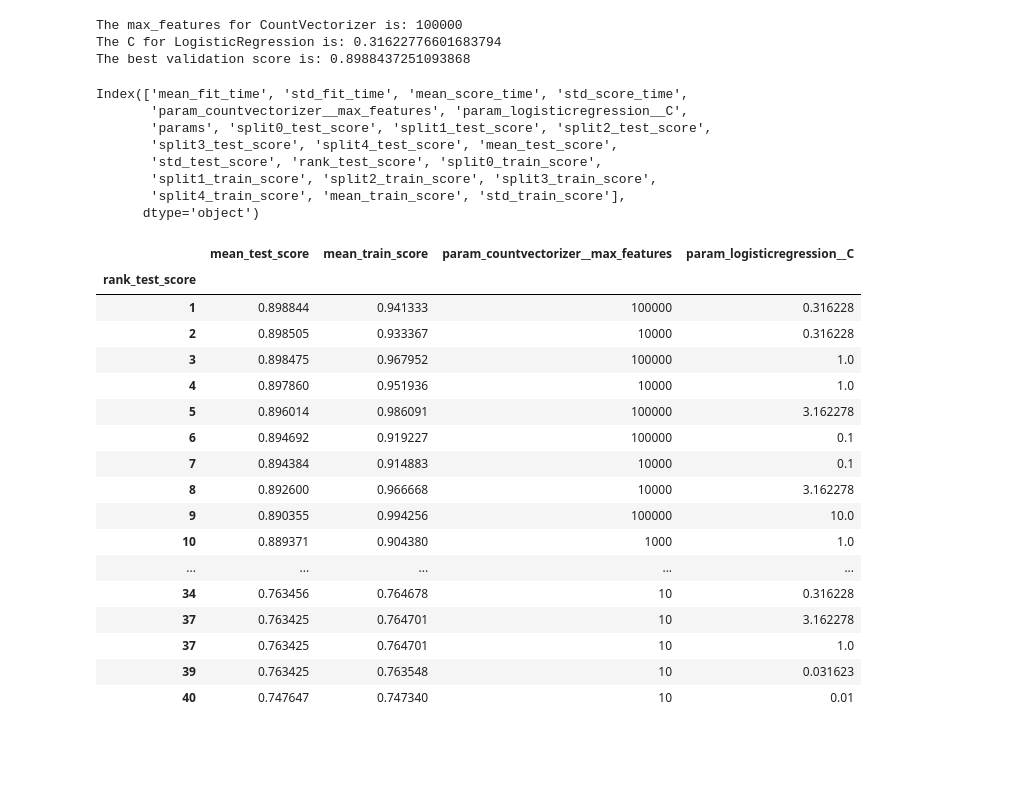
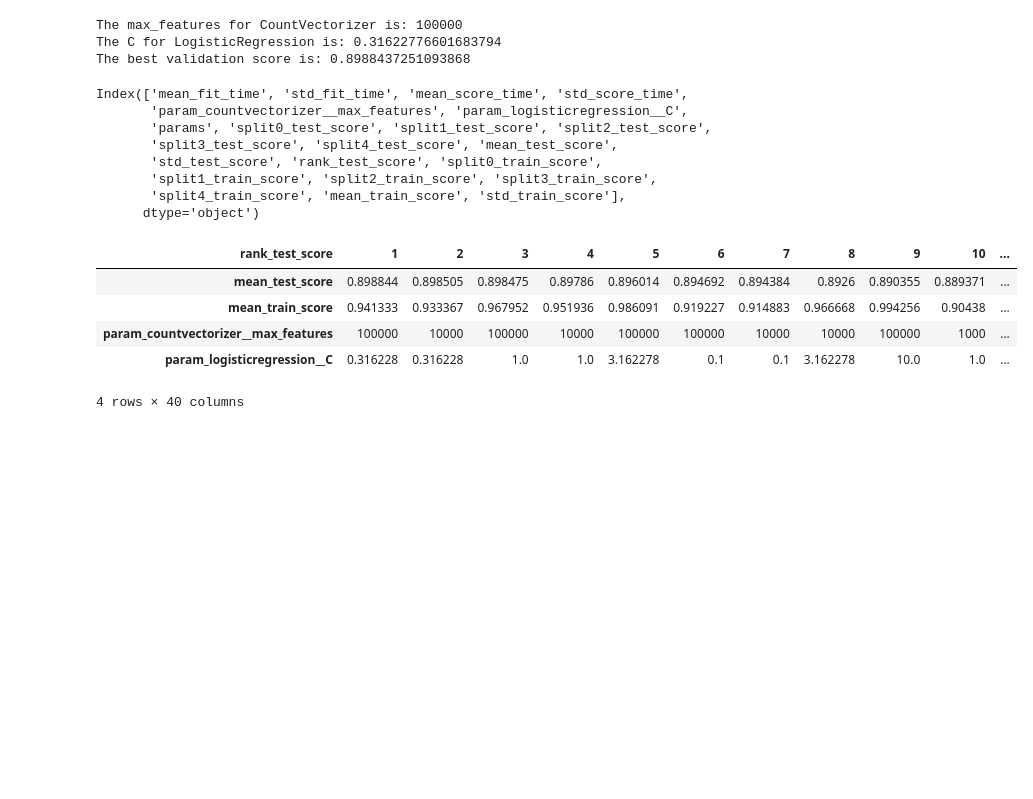
Before and after one commit to kennyjhcheng/cpsc330-2022W2, a Jupyter notebook: hw/hw4/hw4.ipynb, the cells around one changed output. Drawn from its saved outputs; the diff is of its cells as text; code cells hidden in the pictures; blank space fills up the shorter version.

```diff
--- a/hw/hw4/hw4.ipynb
+++ b/hw/hw4/hw4.ipynb
@@ -533,42 +533,30 @@ The best validation score is: 0.8988437251093868
 # %%
 print(pd.DataFrame(grid_search.cv_results_).columns)
 
 pd.DataFrame(grid_search.cv_results_)[
   [
     "mean_test_score",
     "mean_train_score",
     "param_countvectorizer__max_features",
     "param_logisticregression__C",
     "rank_test_score",
   ]
-].set_index("rank_test_score").sort_values("mean_test_score", ascending=False)
+].set_index("rank_test_score").sort_values("mean_test_score", ascending=False).T
 # %% [output]
 Index(['mean_fit_time', 'std_fit_time', 'mean_score_time', 'std_score_time',
        'param_countvectorizer__max_features', 'param_logisticregression__C',
        'params', 'split0_test_score', 'split1_test_score', 'split2_test_score',
        'split3_test_score', 'split4_test_score', 'mean_test_score',
        'std_test_score', 'rank_test_score', 'split0_train_score',
        'split1_train_score', 'split2_train_score', 'split3_train_score',
        'split4_train_score', 'mean_train_score', 'std_train_score'],
       dtype='object')
-|  | mean_test_score | mean_train_score | param_countvectorizer__max_features | param_logisticregression__C |
-| rank_test_score |  |  |  |  |
-| 1 | 0.898844 | 0.941333 | 100000 | 0.316228 |
-| 2 | 0.898505 | 0.933367 | 10000 | 0.316228 |
-| 3 | 0.898475 | 0.967952 | 100000 | 1.0 |
-| 4 | 0.897860 | 0.951936 | 10000 | 1.0 |
-| 5 | 0.896014 | 0.986091 | 100000 | 3.162278 |
-| 6 | 0.894692 | 0.919227 | 100000 | 0.1 |
-| 7 | 0.894384 | 0.914883 | 10000 | 0.1 |
-| 8 | 0.892600 | 0.966668 | 10000 | 3.162278 |
-| 9 | 0.890355 | 0.994256 | 100000 | 10.0 |
-| 10 | 0.889371 | 0.904380 | 1000 | 1.0 |
-| ... | ... | ... | ... | ... |
-| 34 | 0.763456 | 0.764678 | 10 | 0.316228 |
-| 37 | 0.763425 | 0.764701 | 10 | 3.162278 |
-| 37 | 0.763425 | 0.764701 | 10 | 1.0 |
-| 39 | 0.763425 | 0.763548 | 10 | 0.031623 |
-| 40 | 0.747647 | 0.747340 | 10 | 0.01 |
+| rank_test_score | 1 | 2 | 3 | 4 | 5 | 6 | 7 | 8 | 9 | 10 | ... |
+| mean_test_score | 0.898844 | 0.898505 | 0.898475 | 0.89786 | 0.896014 | 0.894692 | 0.894384 | 0.8926 | 0.890355 | 0.889371 | ... |
+| mean_train_score | 0.941333 | 0.933367 | 0.967952 | 0.951936 | 0.986091 | 0.919227 | 0.914883 | 0.966668 | 0.994256 | 0.90438 | ... |
+| param_countvectorizer__max_features | 100000 | 10000 | 100000 | 10000 | 100000 | 100000 | 10000 | 10000 | 100000 | 1000 | ... |
+| param_logisticregression__C | 0.316228 | 0.316228 | 1.0 | 1.0 | 3.162278 | 0.1 | 0.1 | 3.162278 | 10.0 | 1.0 | ... |
+4 rows × 40 columns
 # %% [markdown]
 <br><br>
 # %% [markdown]
```
Also changed, not shown: parts of 2 cells of this notebook.
